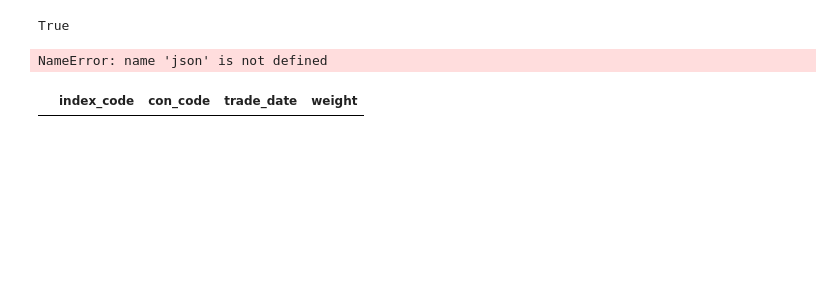
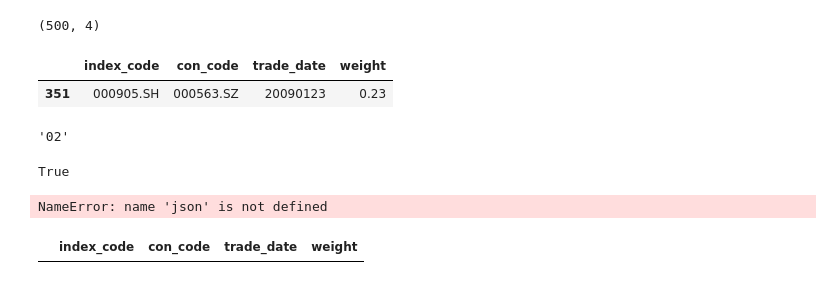
Before and after one commit to digu1216/quantBigA, a Jupyter notebook: jupyter_notebook/stock.ipynb, the cells around one changed output. Saved outputs shown, nothing was run; the diff lists cells and outputs as text; code cells hidden in the pictures; blank space fills up the shorter version.

```diff
--- a/jupyter_notebook/stock.ipynb
+++ b/jupyter_notebook/stock.ipynb
@@ -5,11 +5,26 @@ import tushare as ts
 # %%
 ts.set_token('4c1d16a895e4c954adc8d2a436f2b21dd4ccc514f0c5a192edaa953b')
 pro = ts.pro_api()
-df = pro.index_weight(index_code='000905.SH', start_date='20200101', end_date='20200131')
+df = pro.index_weight(index_code='000905.SH', trade_date='20090128')
+df = pro.index_weight(index_code='000905.SH', start_date='20090101', end_date='20090131')
 # %%
-df.empty
+df.shape
 # %% [output]
-True
+(500, 4)
+# %%
+df.loc[df['con_code']=='000563.SZ']
+# %% [output]
+|  | index_code | con_code | trade_date | weight |
+| 351 | 000905.SH | 000563.SZ | 20090123 | 0.23 |
+# %%
+n='2'
+n.zfill(2)
+# %% [output]
+'02'
+# %%
+1 in [1,2]
+# %% [output]
+True
 # %%
 from pymongo import MongoClient, ASCENDING, DESCENDING
 mc = MongoClient("mongodb://124.70.183.208:27017/", username='root', password='qiuqiu78')
```
Also changed, not shown: parts of 3 cells of this notebook, 17 other files.
